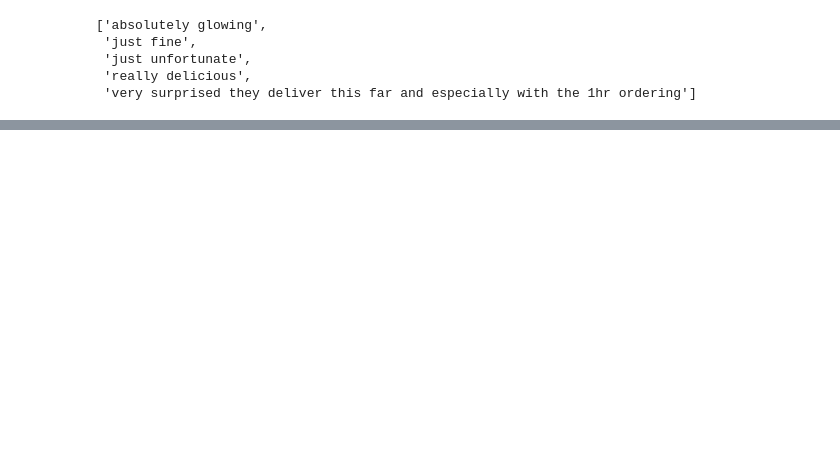
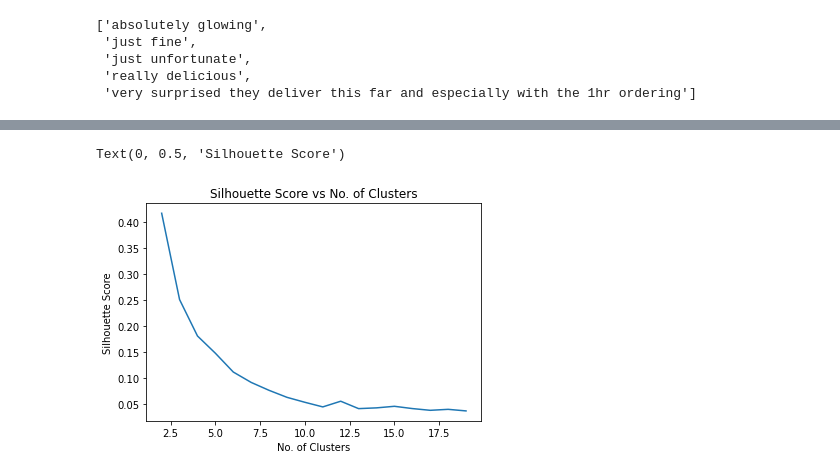
Before and after one commit to coloteong/CZ4045-project1, a Jupyter notebook: indicative_adjphr/jeth.ipynb, the cells around one changed output, grey strips where cells are left out. Drawn from its saved outputs; the diff is of its cells as text; code cells hidden in the pictures; blank space fills up the shorter version.

```diff
--- a/indicative_adjphr/jeth.ipynb
+++ b/indicative_adjphr/jeth.ipynb
@@ -460,7 +478,7 @@ for n_clusters in range(20):
     preds = kmeans.fit_predict(X)
     centers = kmeans.cluster_centers_
 
-    score = silhouette_score(X, preds)
+    score = metrics.silhouette_score(X, preds)
     print("For n_clusters = {}, silhouette score is {})".format(n_clusters, score))
 # %% [markdown]
 # now it's nltk
@@ -534,12 +556,16 @@ print(X[:5])
 from sklearn import cluster
 from sklearn import metrics
 
-NUM_CLUSTERS=3
-for n_clusters in range(20):
-    kmeans = cluster.KMeans(n_clusters=NUM_CLUSTERS)
+X = [model.wv[phrase] for phrase in common_phrases_list1]
+
+sil_score = {}
+
+for n_clusters in range(2, 20):
+    kmeans = cluster.KMeans(n_clusters=n_clusters)
     preds = kmeans.fit_predict(X)
     centers = kmeans.cluster_centers_
 
-    score = silhouette_score(X, preds)
+    score = metrics.silhouette_score(X, preds)
+    sil_score[n_clusters] = score
     print("For n_clusters = {}, silhouette score is {})".format(n_clusters, score))
 # %% [output]
@@ -546,0 +590,8 @@ ValueError: could not convert string to float: 'absolutely glowing'
+# %%
+f = sns.lineplot(data=sil_score)
+f.set_title("Silhouette Score vs No. of Clusters")
+f.set_xlabel("No. of Clusters")
+f.set_ylabel("Silhouette Score")
+# %% [output]
+Text(0, 0.5, 'Silhouette Score')
+[figure, added]
```
Also changed, not shown: parts of 11 cells of this notebook.
